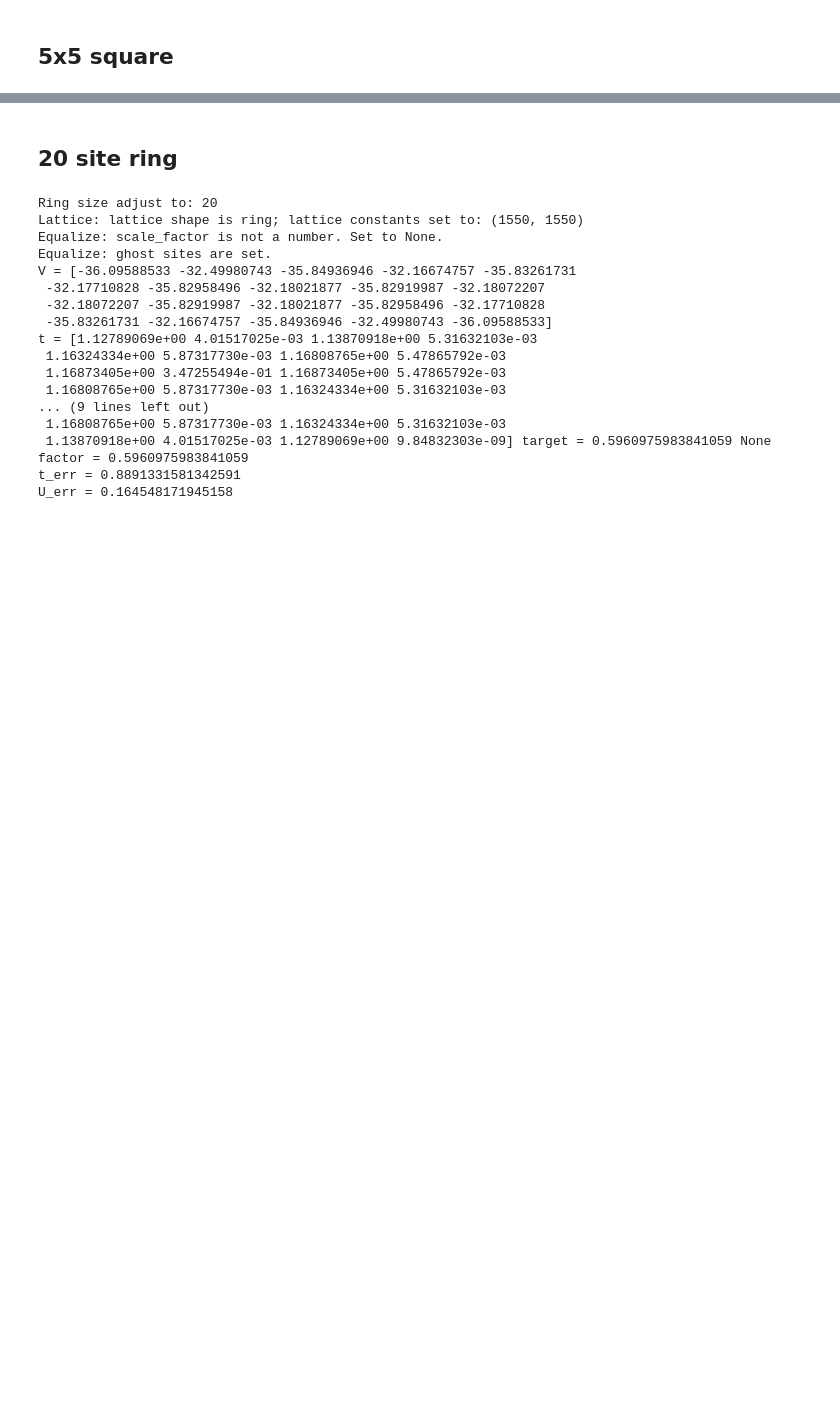
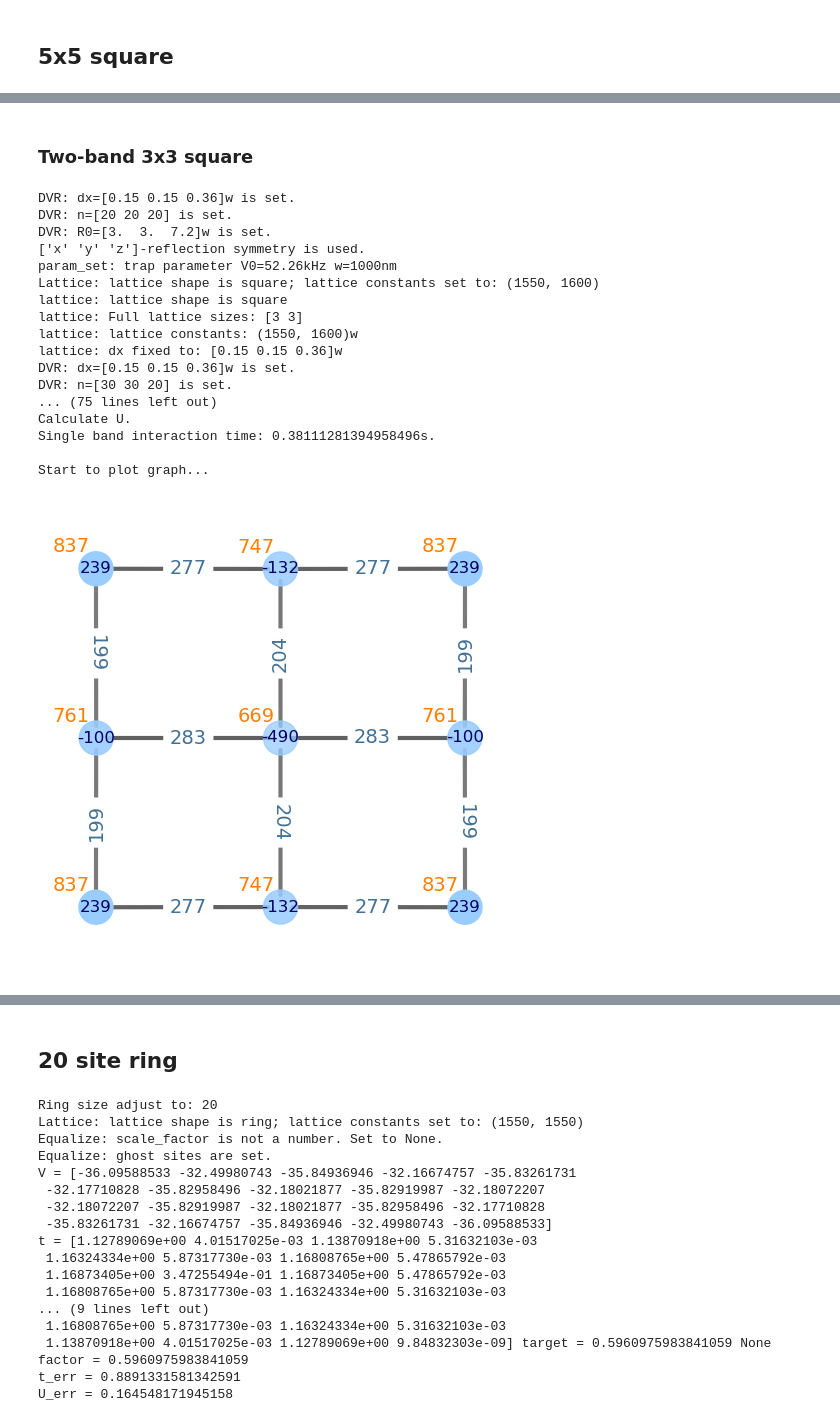
Before and after one commit to htwei17/HubbardTweezer, a Jupyter notebook: HubbardTweezer/src/large_lattice.ipynb, the cells around one changed output, grey strips where cells are left out. Cells and saved outputs as stored; diff of their text form; code cells hidden in the pictures; blank space fills up the shorter version.

```diff
--- a/HubbardTweezer/src/large_lattice.ipynb
+++ b/HubbardTweezer/src/large_lattice.ipynb
@@ -72,0 +82,50 @@ WARNING: total distance = 0.7958350926107757. Assignment might be non-local.
+# %% [markdown]
+### Two-band 3x3 square
+# %%
+from Hubbard.plot import *
+import numpy as np
+from Hubbard.io import *
+
+N = 20
+L = 3
+Ly = 3
+d = 3
+shape = 'square'
+w = None
+eqt = 'neq'
+R0 = np.array([3, 3, 7.2])
+G = HubbardGraph(N,
+                 R0=R0,
+                 lattice=np.array([L, Ly], dtype=int),
+                 trap=(52.26, 1000),
+                 lc=(1550, 1600),
+                 ascatt=1770,
+                 laser=780,
+                 band=2,
+                 sparse=True,
+                 shape=shape,
+                 waist=w,
+                 equalize=False,
+                 eqtarget=eqt,
+                 symmetry=True,
+                 verbosity=3)
+eig_sol = G.eigen_basis()
+# %% [output]
+DVR: dx=[0.15 0.15 0.36]w is set.
+DVR: n=[20 20 20] is set.
+DVR: R0=[3.  3.  7.2]w is set.
+['x' 'y' 'z']-reflection symmetry is used.
+param_set: trap parameter V0=52.26kHz w=1000nm
+Lattice: lattice shape is square; lattice constants set to: (1550, 1600)
+lattice: lattice shape is square
+lattice: Full lattice sizes: [3 3]
+lattice: lattice constants: (1550, 1600)w
+lattice: dx fixed to: [0.15 0.15 0.36]w
+DVR: dx=[0.15 0.15 0.36]w is set.
+DVR: n=[30 30 20] is set.
+... (75 lines left out)
+Calculate U.
+Single band interaction time: 0.38111281394958496s.
+
+Start to plot graph...
+[figure, added]
```
Also changed, not shown: parts of 3 cells of this notebook, 4 other files.
